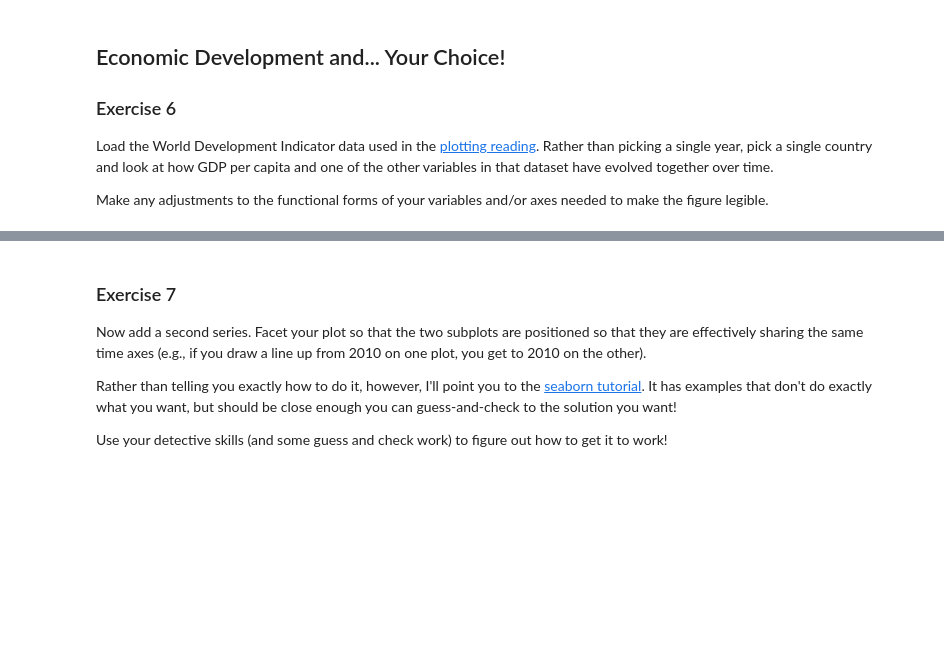
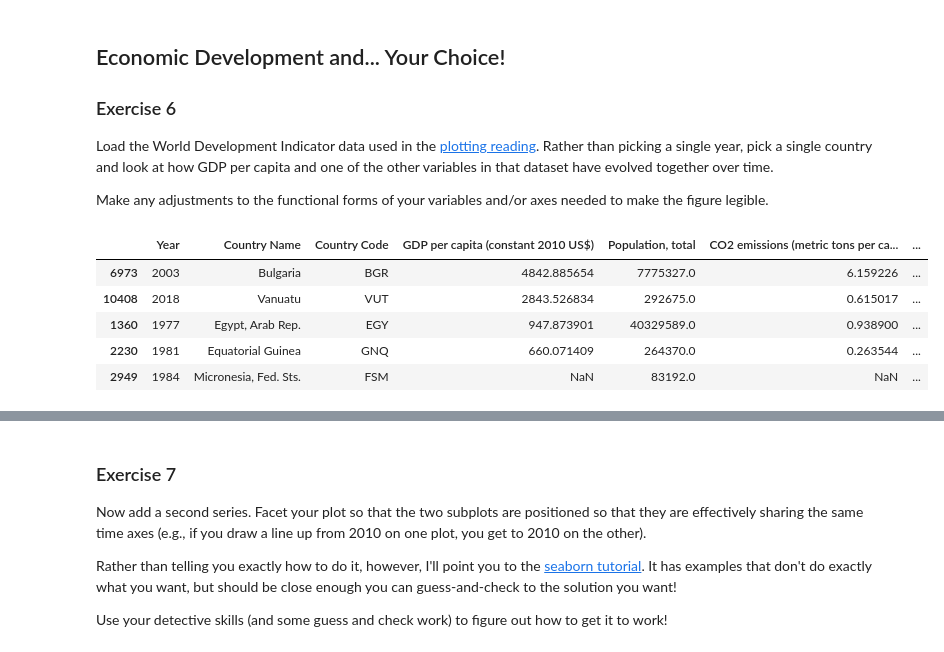
Before and after one commit to BarbaraPFloresRios/IDS720_PracticalDataScience, a Jupyter notebook: 20231019_ExercisePlottingPart1/Exercise_plotting_part1.ipynb, the cells around one changed output, grey strips where cells are left out. Cells and saved outputs as stored; diff of their text form; code cells hidden in the pictures; blank space fills up the shorter version.

```diff
--- a/20231019_ExercisePlottingPart1/Exercise_plotting_part1.ipynb
+++ b/20231019_ExercisePlottingPart1/Exercise_plotting_part1.ipynb
@@ -141,0 +150,9 @@ Make any adjustments to the functional forms of your variables and/or axes neede
+# %%
+world.sample(5)
+# %% [output]
+|  | Year | Country Name | Country Code | GDP per capita (constant 2010 US$) | Population, total | CO2 emissions (metric tons per ca... | ... |
+| 6973 | 2003 | Bulgaria | BGR | 4842.885654 | 7775327.0 | 6.159226 | ... |
+| 10408 | 2018 | Vanuatu | VUT | 2843.526834 | 292675.0 | 0.615017 | ... |
+| 1360 | 1977 | Egypt, Arab Rep. | EGY | 947.873901 | 40329589.0 | 0.938900 | ... |
+| 2230 | 1981 | Equatorial Guinea | GNQ | 660.071409 | 264370.0 | 0.263544 | ... |
+| 2949 | 1984 | Micronesia, Fed. Sts. | FSM | NaN | 83192.0 | NaN | ... |
```
Also changed, not shown: parts of 7 cells of this notebook.
